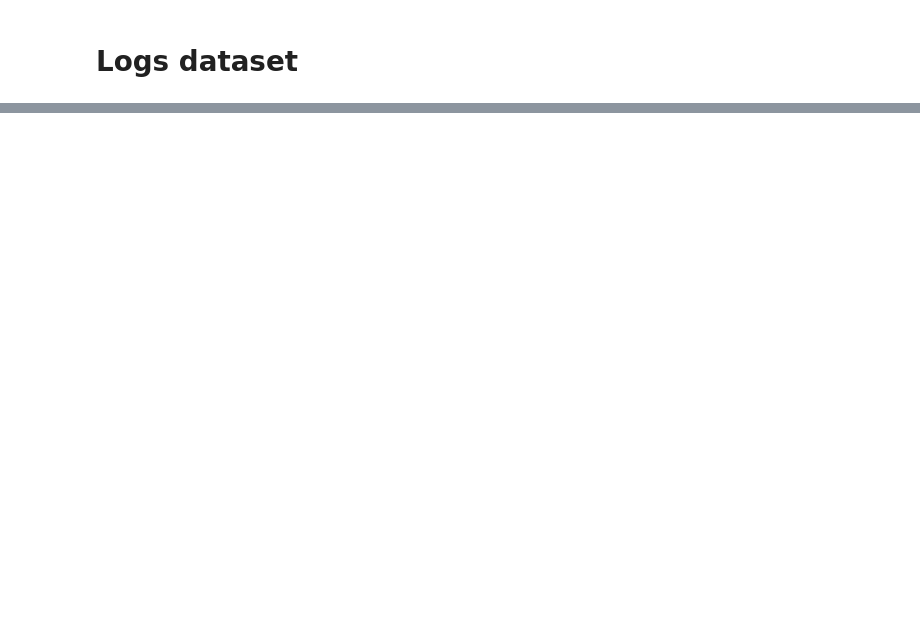
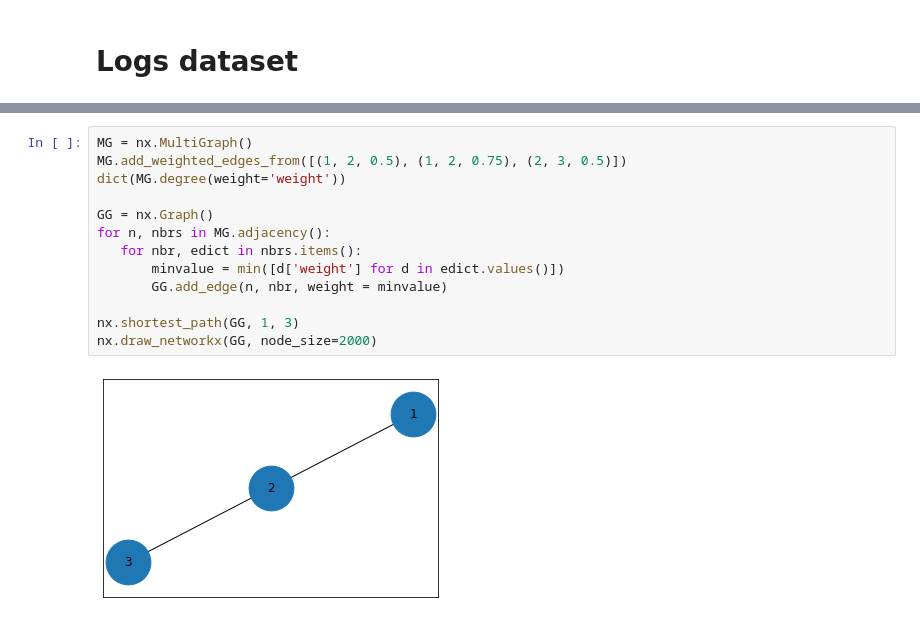
Before and after one commit to AdrienFelipe/Causal-discovery-Unit-testing, a Jupyter notebook: Untitled.ipynb, the cells around one changed output, grey strips where cells are left out. Drawn from its saved outputs; the diff is of its cells as text; blank space fills up the shorter version.

```diff
--- a/Untitled.ipynb
+++ b/Untitled.ipynb
@@ -343,0 +464,15 @@ scatter[scatter['value'] > 0].plot.scatter(x='T', y='value', s=100)
+# %%
+MG = nx.MultiGraph()
+MG.add_weighted_edges_from([(1, 2, 0.5), (1, 2, 0.75), (2, 3, 0.5)])
+dict(MG.degree(weight='weight'))
+
+GG = nx.Graph()
+for n, nbrs in MG.adjacency():
+   for nbr, edict in nbrs.items():
+       minvalue = min([d['weight'] for d in edict.values()])
+       GG.add_edge(n, nbr, weight = minvalue)
+
+nx.shortest_path(GG, 1, 3)
+nx.draw_networkx(GG, node_size=2000)
+# %% [output]
+[figure, added]
```
Also changed, not shown: parts of 7 cells of this notebook, 5 other files.
